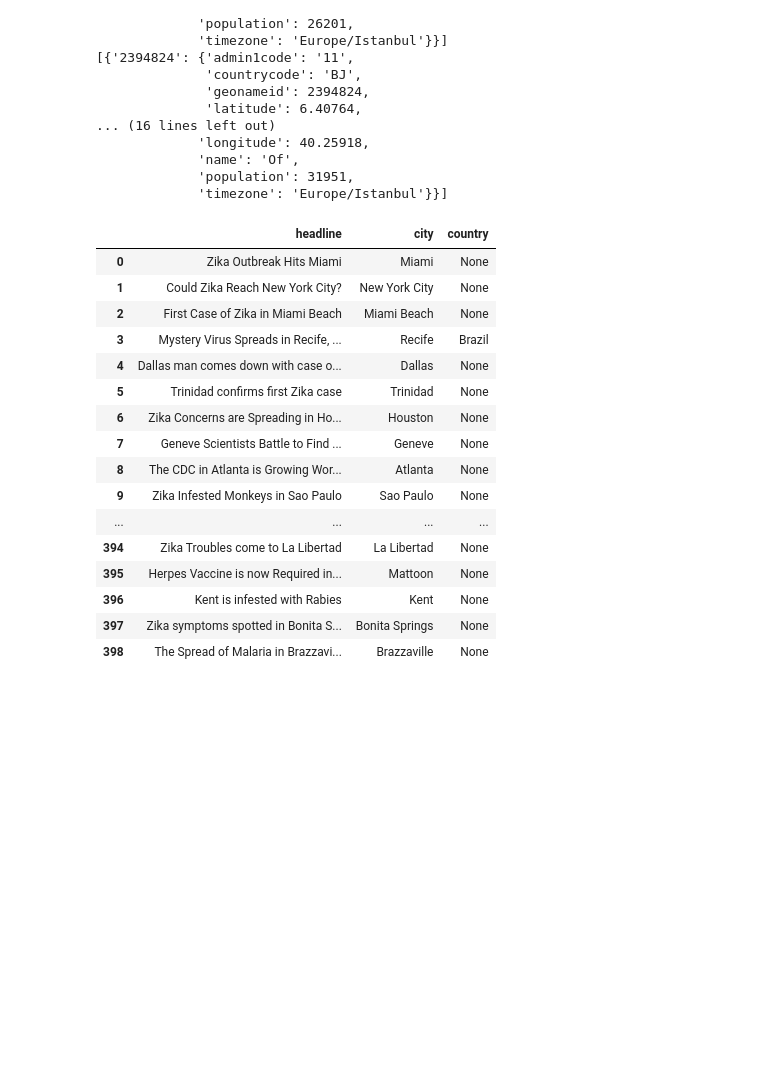
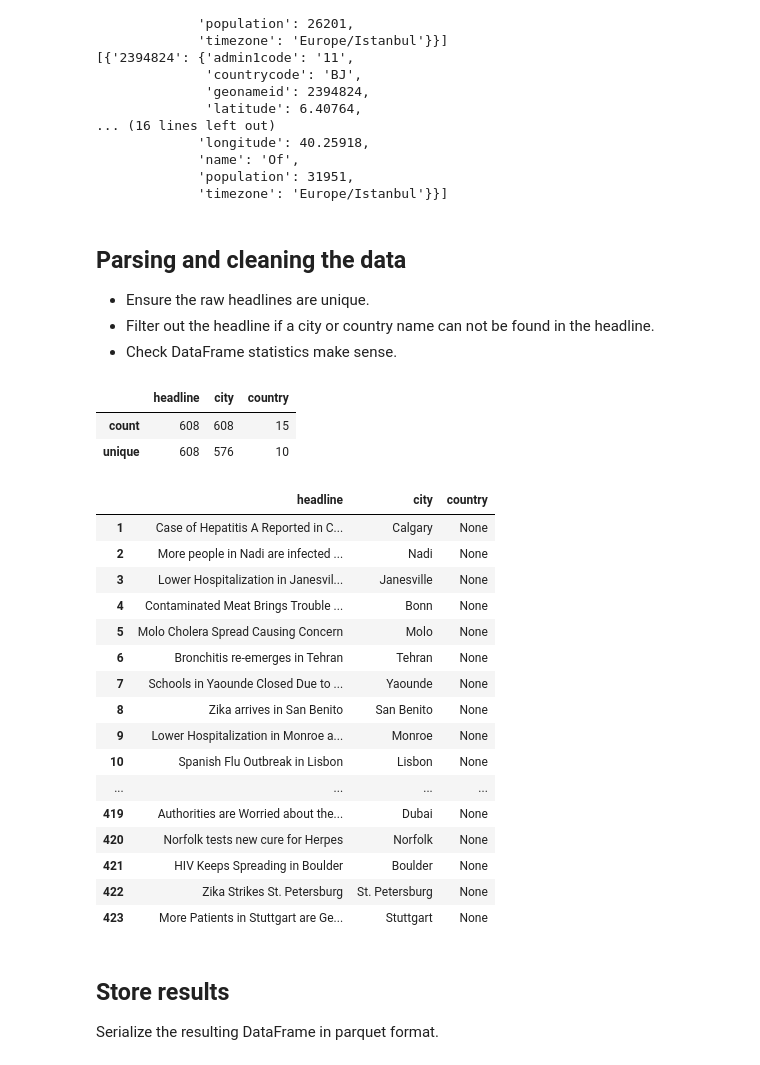
Before and after one commit to TheGhostHuCodes/DDOfNH, a Jupyter notebook: Parsing News Headlines.ipynb, the cells around one changed output. Saved outputs shown, nothing was run; the diff lists cells and outputs as text; code cells hidden in the pictures; blank space fills up the shorter version.

Commit message:
Store parsed headlines in Parquet file

```diff
--- a/Parsing News Headlines.ipynb
+++ b/Parsing News Headlines.ipynb
@@ -57,46 +57,66 @@ CITIES_RE = re.compile(
              'name': 'Of',
              'population': 31951,
              'timezone': 'Europe/Istanbul'}}]
+# %% [markdown]
+## Parsing and cleaning the data
+
+- Ensure the raw headlines are unique.
+- Filter out the headline if a city or country name can not be found in the headline.
+- Check DataFrame statistics make sense.
 # %%
 @dataclass
 class ParsedHeadline:
     headline: str
     city: Optional[str]
     country: Optional[str]
 
 
 def find_city_country(headline: str) -> ParsedHeadline:
     city_result = CITIES_RE.search(headline)
     country_result = COUNTRIES_RE.search(headline)
     return ParsedHeadline(
         headline=headline,
         city=city_result.group("city") if city_result else None,
         country=country_result.group("country") if country_result else None,
     )
 
 
-with open(Path("data/headlines.txt"), "r") as f:
-    headlines = (h.rstrip() for h in f.readlines())
+with open(Path("data/raw/headlines.txt"), "r") as f:
+    headlines = {h.rstrip() for h in f.readlines()}
 
 data = (asdict(find_city_country(h)) for h in headlines)
-pd.set_option("display.max_rows", 1000)
-pd.set_option("display.max_colwidth", 200)
-pd.DataFrame(data)
+parsed_headlines = pd.DataFrame(data)
+parsed_headlines = parsed_headlines[
+    ~parsed_headlines.city.isnull() | ~parsed_headlines.country.isnull()
+]
+parsed_headlines.describe().loc[["count", "unique"], :]
 # %% [output]
 |  | headline | city | country |
-| 0 | Zika Outbreak Hits Miami | Miami | None |
-| 1 | Could Zika Reach New York City? | New York City | None |
-| 2 | First Case of Zika in Miami Beach | Miami Beach | None |
-| 3 | Mystery Virus Spreads in Recife, ... | Recife | Brazil |
-| 4 | Dallas man comes down with case o... | Dallas | None |
-| 5 | Trinidad confirms first Zika case | Trinidad | None |
-| 6 | Zika Concerns are Spreading in Ho... | Houston | None |
-| 7 | Geneve Scientists Battle to Find ... | Geneve | None |
-| 8 | The CDC in Atlanta is Growing Wor... | Atlanta | None |
-| 9 | Zika Infested Monkeys in Sao Paulo | Sao Paulo | None |
-| ... | ... | ... | ... |
-| 394 | Zika Troubles come to La Libertad | La Libertad | None |
-| 395 | Herpes Vaccine is now Required in... | Mattoon | None |
-| 396 | Kent is infested with Rabies | Kent | None |
-| 397 | Zika symptoms spotted in Bonita S... | Bonita Springs | None |
-| 398 | The Spread of Malaria in Brazzavi... | Brazzaville | None |
+| count | 608 | 608 | 15 |
+| unique | 608 | 576 | 10 |
+# %%
+pd.set_option("display.max_rows", 1000)
+pd.set_option("display.max_colwidth", 200)
+parsed_headlines
+# %% [output]
+|  | headline | city | country |
+| 1 | Case of Hepatitis A Reported in C... | Calgary | None |
+| 2 | More people in Nadi are infected ... | Nadi | None |
+| 3 | Lower Hospitalization in Janesvil... | Janesville | None |
+| 4 | Contaminated Meat Brings Trouble ... | Bonn | None |
+| 5 | Molo Cholera Spread Causing Concern | Molo | None |
+| 6 | Bronchitis re-emerges in Tehran | Tehran | None |
+| 7 | Schools in Yaounde Closed Due to ... | Yaounde | None |
+| 8 | Zika arrives in San Benito | San Benito | None |
+| 9 | Lower Hospitalization in Monroe a... | Monroe | None |
+| 10 | Spanish Flu Outbreak in Lisbon | Lisbon | None |
+| ... | ... | ... | ... |
+| 419 | Authorities are Worried about the... | Dubai | None |
+| 420 | Norfolk tests new cure for Herpes | Norfolk | None |
+| 421 | HIV Keeps Spreading in Boulder | Boulder | None |
+| 422 | Zika Strikes St. Petersburg | St. Petersburg | None |
+| 423 | More Patients in Stuttgart are Ge... | Stuttgart | None |
+# %% [markdown]
+## Store results
+
+Serialize the resulting DataFrame in parquet format.
```
Also changed, not shown: parts of 1 cell of this notebook, 4 other files.
